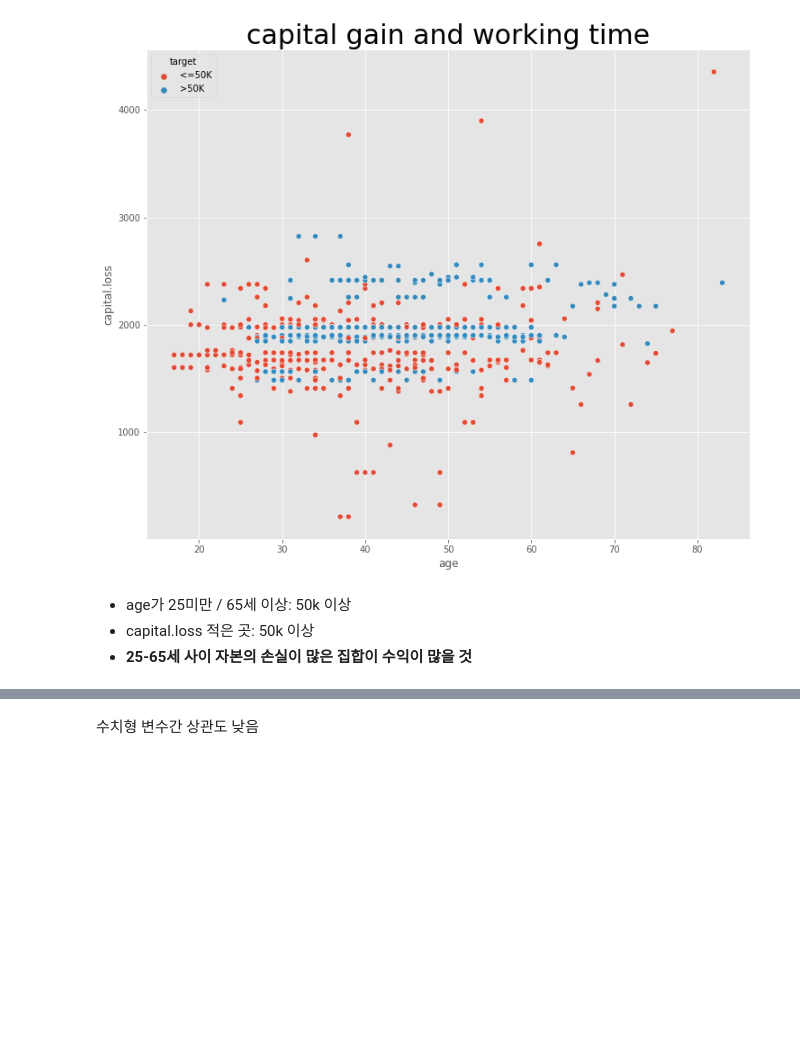
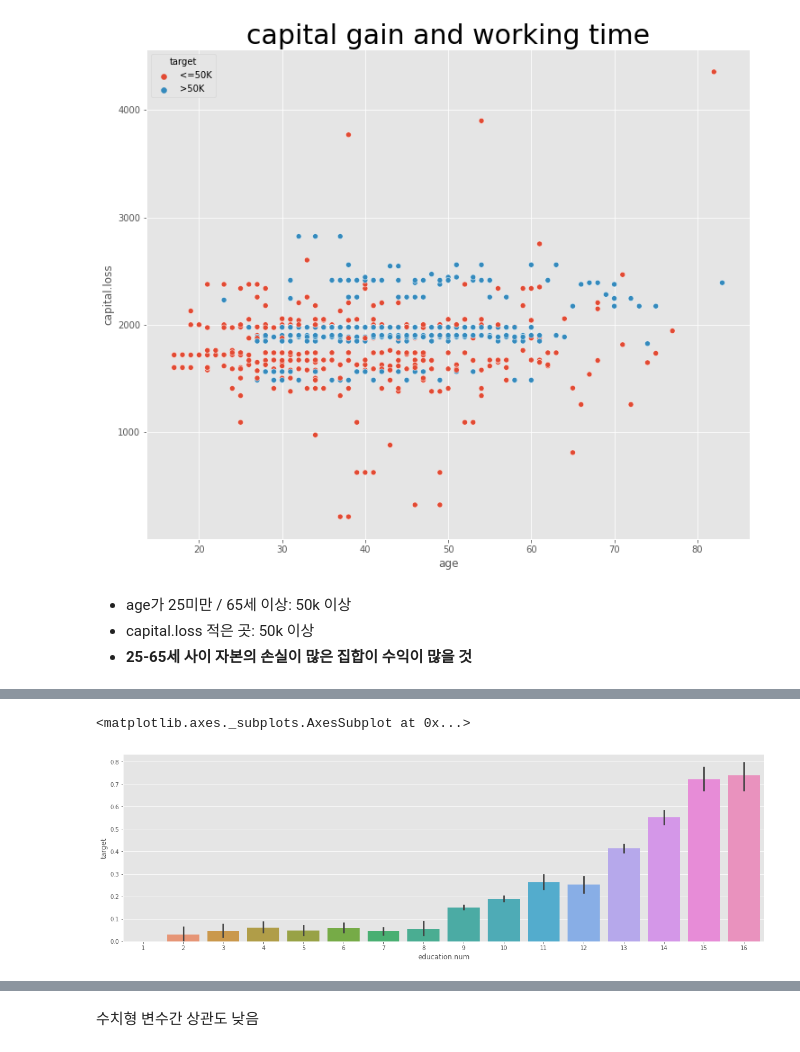
Before and after one commit to JJungEEun/dacon, a Jupyter notebook: 소득예측경진대회/소득예측경진대회.ipynb, the cells around one changed output, grey strips where cells are left out. Saved outputs shown, nothing was run; the diff lists cells and outputs as text; code cells hidden in the pictures; blank space fills up the shorter version.

```diff
--- a/소득예측경진대회/소득예측경진대회.ipynb
+++ b/소득예측경진대회/소득예측경진대회.ipynb
@@ -302,0 +310,6 @@ sns.scatterplot(x = 'age',  y= 'capital.loss', hue= 'target', data= train[train[
+# %%
+plt.figure(figsize=(20,6))
+sns.barplot(x= train['education.num'], y= train["target"])
+# %% [output]
+<matplotlib.axes._subplots.AxesSubplot at 0x...>
+[figure, added]
```
Also changed, not shown: parts of 70 cells of this notebook.
